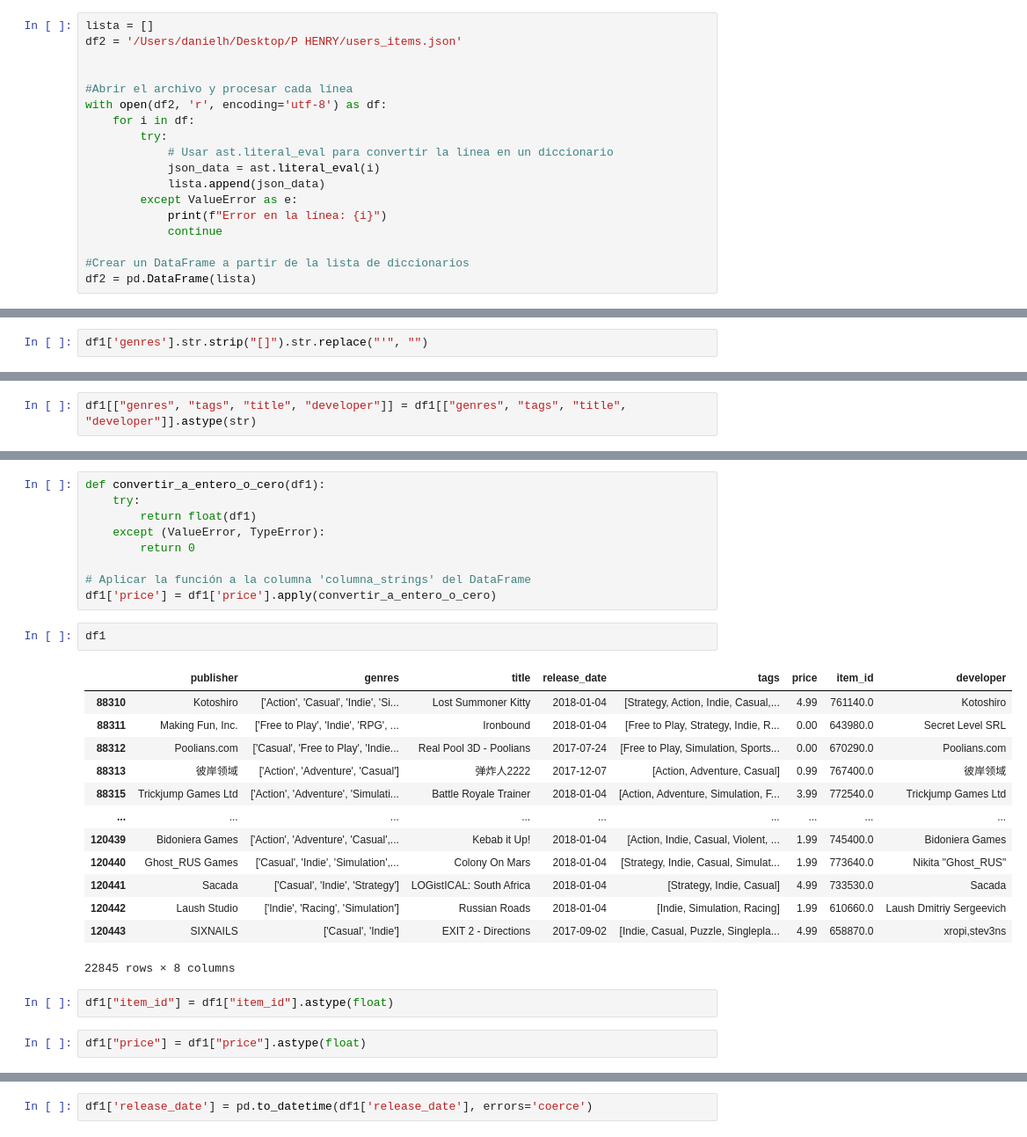
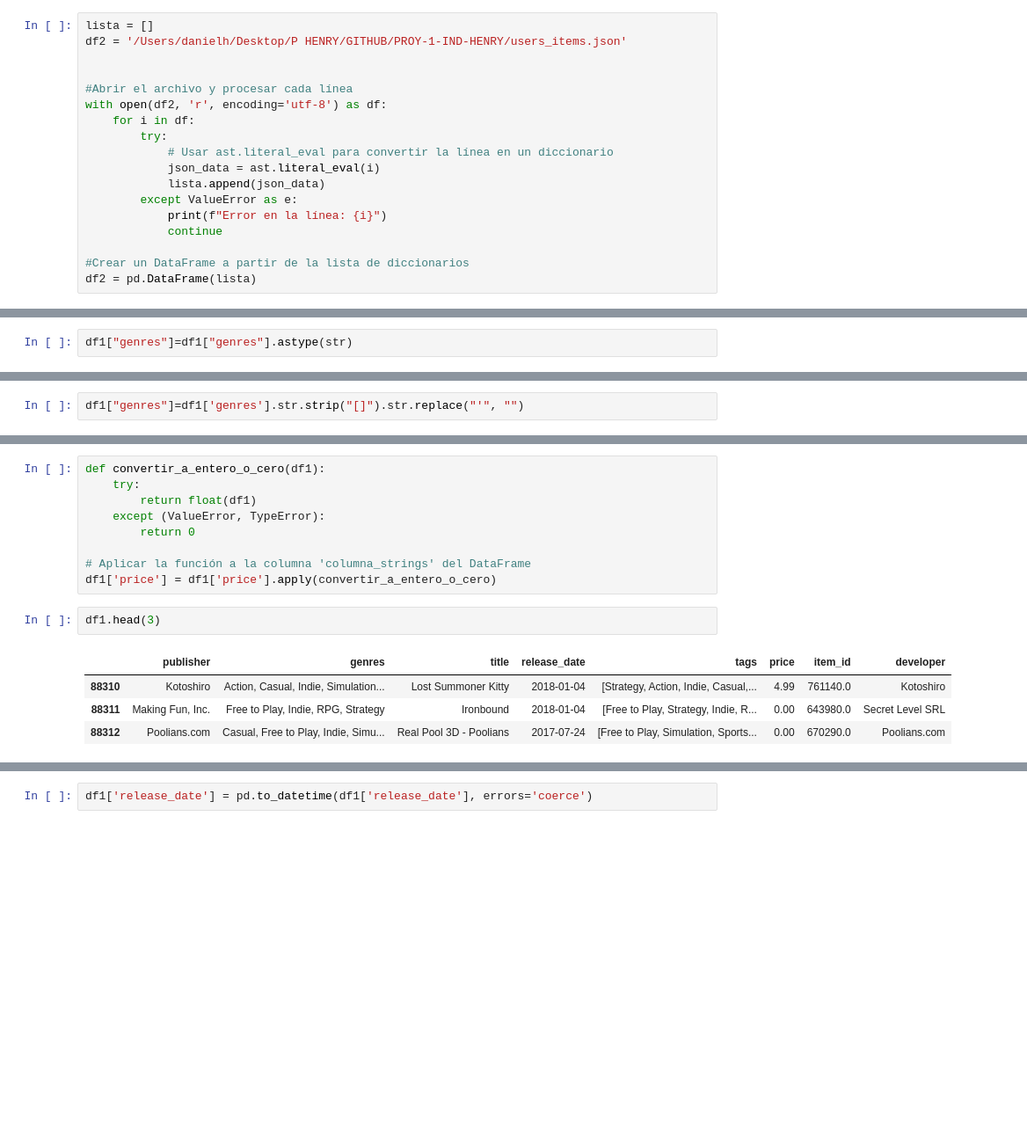
Before and after one commit to 0Notak/PROY-1-IND-HENRY, a Jupyter notebook: ETL.ipynb, the cells around one changed output, grey strips where cells are left out. Shown: that part at 88% size. Saved outputs shown, nothing was run; the diff lists cells and outputs as text; blank space fills up the shorter version.

```diff
--- a/ETL.ipynb
+++ b/ETL.ipynb
@@ -22,7 +22,7 @@ df.tail()
 | 120444 | None | None | Maze Run VR | None | http://store.steampowered.com/app... | None | [Early Access, Adventure, Indie, ... | http://steamcommunity.com/app/681... | [Single-player, Stats, Steam Lead... | 4.99 | ... |
 # %%
 lista = []
-df2 = '/Users/danielh/Desktop/P HENRY/users_items.json'
+df2 = '/Users/danielh/Desktop/P HENRY/GITHUB/PROY-1-IND-HENRY/users_items.json'
 
 
 #Abrir el archivo y procesar cada línea
@@ -80,2 +82,4 @@ df.rename(columns = {'id':'item_id'}, inplace = True)
 # %%
 df1 = df.drop(columns=['app_name', 'url', 'reviews_url', 'specs', 'early_access'], axis=1)
+# %%
+df1["genres"]=df1["genres"].astype(str)
@@ -82,2 +88,2 @@ df1 = df.drop(columns=['app_name', 'url', 'reviews_url', 'specs', 'early_access'
 # %%
-df1['genres'].str.strip("[]").str.replace("'", "")
+df1["genres"]=df1['genres'].str.strip("[]").str.replace("'", "")
@@ -97,2 +89,0 @@ Name: genres, Length: 120445, dtype: object
-# %%
-df1[["genres", "tags", "title", "developer"]] = df1[["genres", "tags", "title", "developer"]].astype(str)
@@ -123,22 +103,9 @@ def convertir_a_entero_o_cero(df1):
 # Aplicar la función a la columna 'columna_strings' del DataFrame
 df1['price'] = df1['price'].apply(convertir_a_entero_o_cero)
 # %%
-df1
+df1.head(3)
 # %% [output]
 |  | publisher | genres | title | release_date | tags | price | item_id | developer |
-| 88310 | Kotoshiro | ['Action', 'Casual', 'Indie', 'Si... | Lost Summoner Kitty | 2018-01-04 | [Strategy, Action, Indie, Casual,... | 4.99 | 761140.0 | Kotoshiro |
-| 88311 | Making Fun, Inc. | ['Free to Play', 'Indie', 'RPG', ... | Ironbound | 2018-01-04 | [Free to Play, Strategy, Indie, R... | 0.00 | 643980.0 | Secret Level SRL |
-| 88312 | Poolians.com | ['Casual', 'Free to Play', 'Indie... | Real Pool 3D - Poolians | 2017-07-24 | [Free to Play, Simulation, Sports... | 0.00 | 670290.0 | Poolians.com |
-| 88313 | 彼岸领域 | ['Action', 'Adventure', 'Casual'] | 弹炸人2222 | 2017-12-07 | [Action, Adventure, Casual] | 0.99 | 767400.0 | 彼岸领域 |
-| 88315 | Trickjump Games Ltd | ['Action', 'Adventure', 'Simulati... | Battle Royale Trainer | 2018-01-04 | [Action, Adventure, Simulation, F... | 3.99 | 772540.0 | Trickjump Games Ltd |
-| ... | ... | ... | ... | ... | ... | ... | ... | ... |
-| 120439 | Bidoniera Games | ['Action', 'Adventure', 'Casual',... | Kebab it Up! | 2018-01-04 | [Action, Indie, Casual, Violent, ... | 1.99 | 745400.0 | Bidoniera Games |
-| 120440 | Ghost_RUS Games | ['Casual', 'Indie', 'Simulation',... | Colony On Mars | 2018-01-04 | [Strategy, Indie, Casual, Simulat... | 1.99 | 773640.0 | Nikita "Ghost_RUS" |
-| 120441 | Sacada | ['Casual', 'Indie', 'Strategy'] | LOGistICAL: South Africa | 2018-01-04 | [Strategy, Indie, Casual] | 4.99 | 733530.0 | Sacada |
-| 120442 | Laush Studio | ['Indie', 'Racing', 'Simulation'] | Russian Roads | 2018-01-04 | [Indie, Simulation, Racing] | 1.99 | 610660.0 | Laush Dmitriy Sergeevich |
-| 120443 | SIXNAILS | ['Casual', 'Indie'] | EXIT 2 - Directions | 2017-09-02 | [Indie, Casual, Puzzle, Singlepla... | 4.99 | 658870.0 | xropi,stev3ns |
+| 88310 | Kotoshiro | Action, Casual, Indie, Simulation... | Lost Summoner Kitty | 2018-01-04 | [Strategy, Action, Indie, Casual,... | 4.99 | 761140.0 | Kotoshiro |
+| 88311 | Making Fun, Inc. | Free to Play, Indie, RPG, Strategy | Ironbound | 2018-01-04 | [Free to Play, Strategy, Indie, R... | 0.00 | 643980.0 | Secret Level SRL |
+| 88312 | Poolians.com | Casual, Free to Play, Indie, Simu... | Real Pool 3D - Poolians | 2017-07-24 | [Free to Play, Simulation, Sports... | 0.00 | 670290.0 | Poolians.com |
-22845 rows × 8 columns
-# %%
-df1["item_id"] = df1["item_id"].astype(float)
-# %%
-df1["price"] = df1["price"].astype(float)
```
Also changed, not shown: parts of 62 cells of this notebook, 5 other files.
